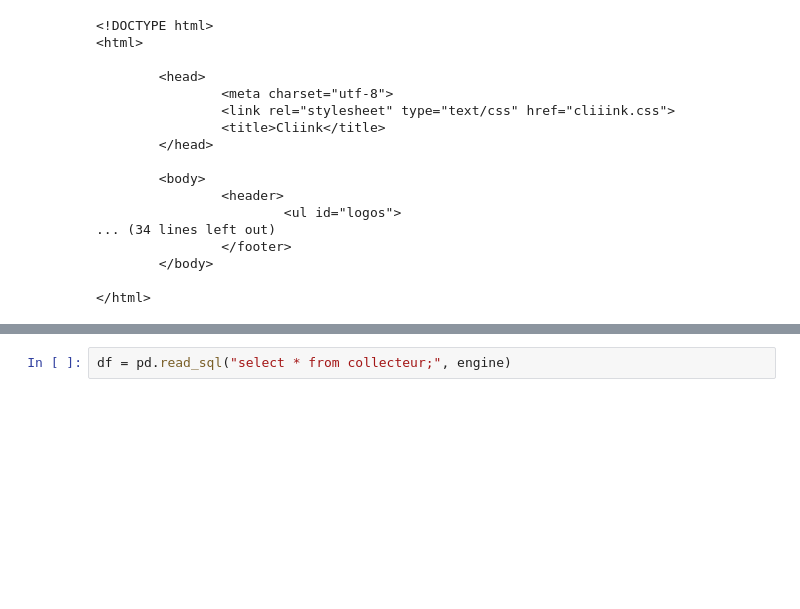
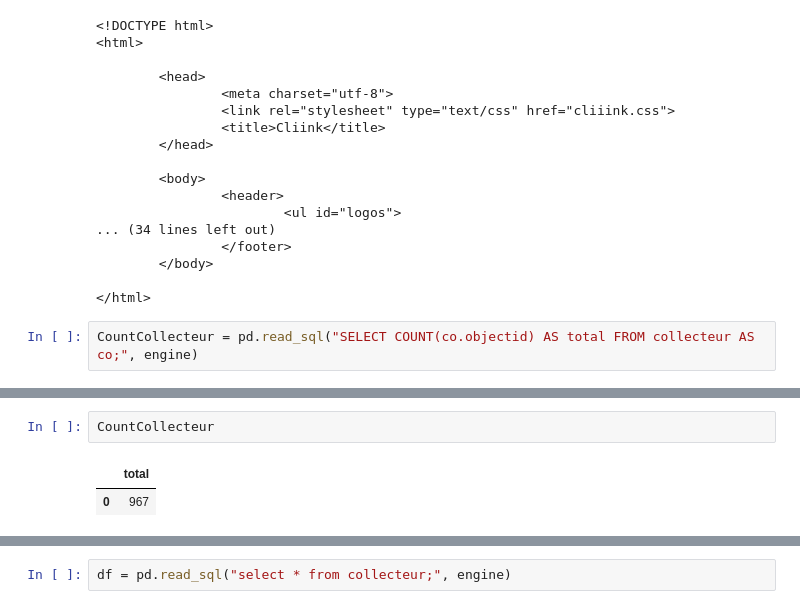
Before and after one commit to fernandes-stephane/projet_cliiink, a Jupyter notebook: dashboard/jinja/dashboard_1.ipynb, the cells around one changed output, grey strips where cells are left out. Saved outputs shown, nothing was run; the diff lists cells and outputs as text; blank space fills up the shorter version.

```diff
--- a/dashboard/jinja/dashboard_1.ipynb
+++ b/dashboard/jinja/dashboard_1.ipynb
@@ -109,3 +109,5 @@ html_file.close()
         </body>
 
 </html>
+# %%
+CountCollecteur = pd.read_sql("SELECT COUNT(co.objectid) AS total FROM collecteur AS co;", engine)
@@ -111,0 +120,5 @@ html_file.close()
+# %%
+CountCollecteur
+# %% [output]
+|  | total |
+| 0 | 967 |
```
Also changed, not shown: parts of 22 cells of this notebook, 3 other files.
